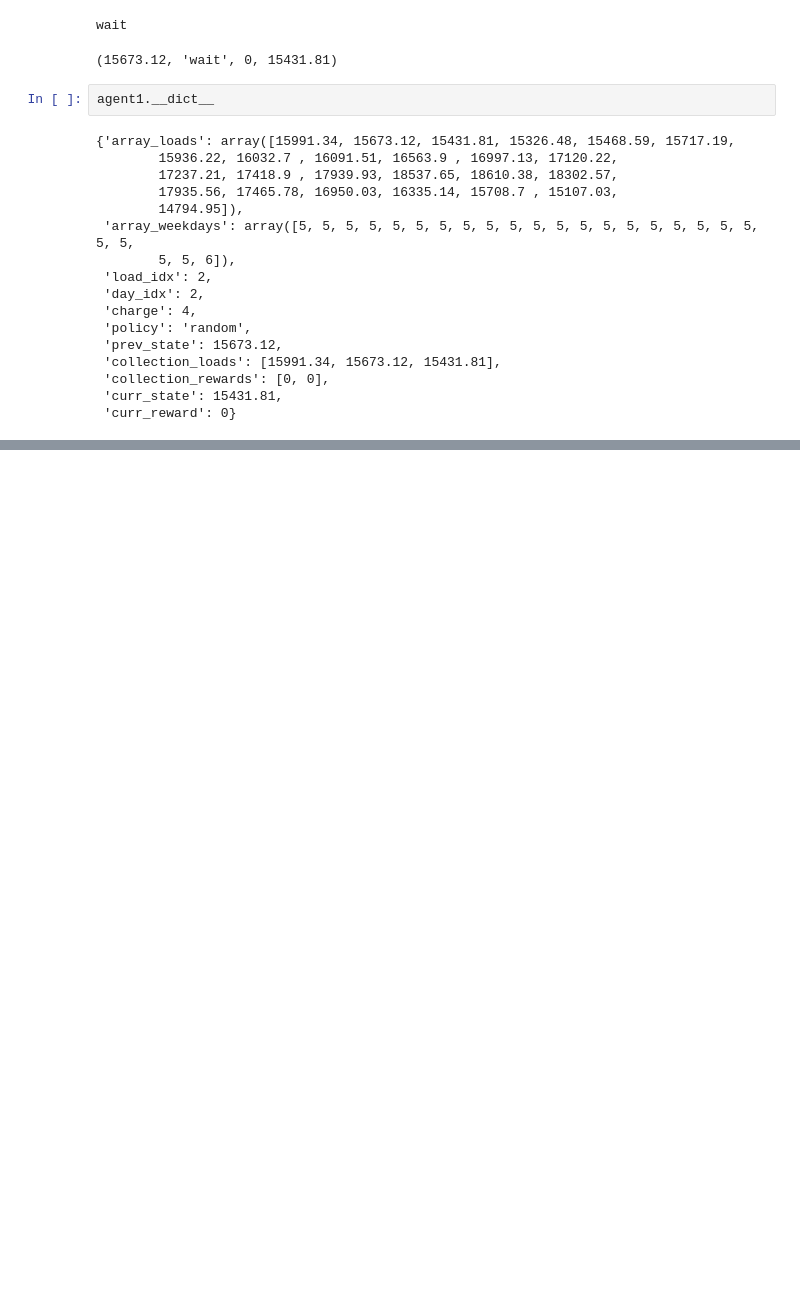
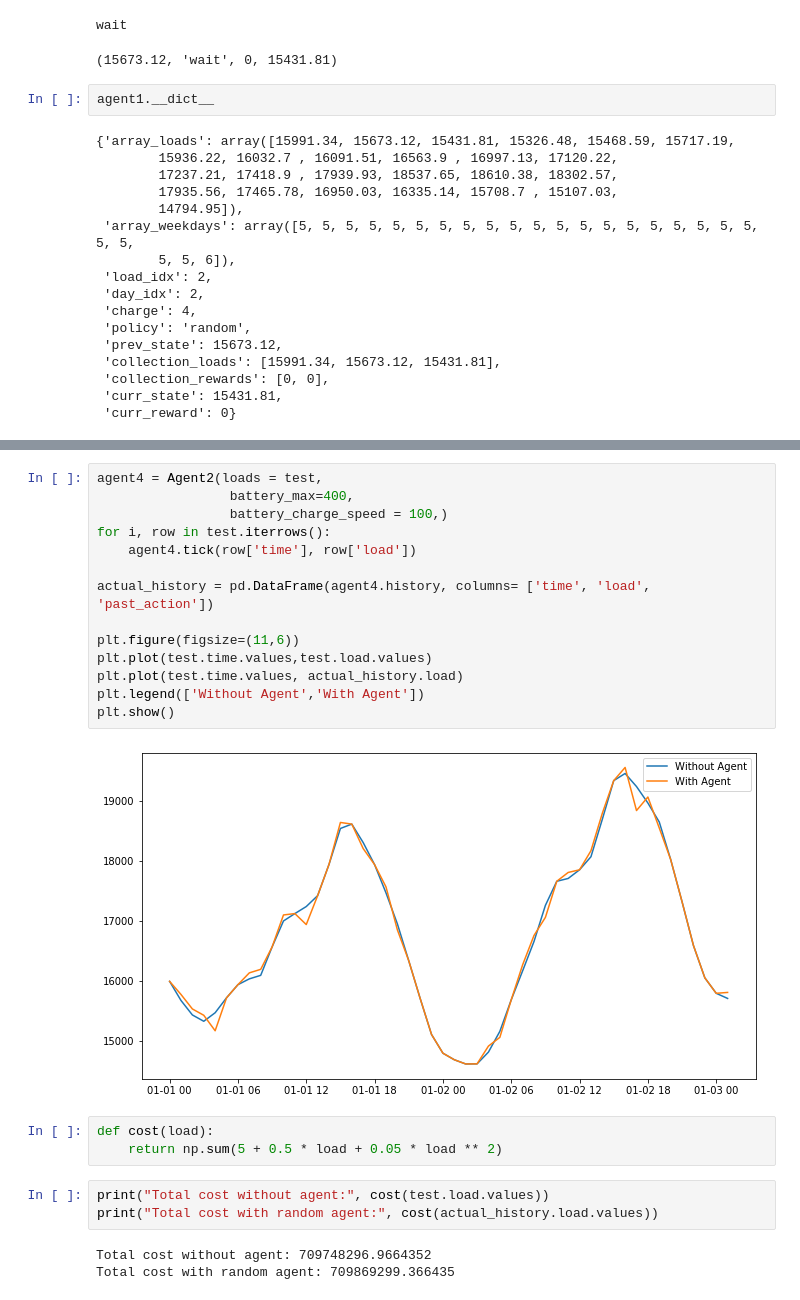
Before and after one commit to Carterbouley/Batteries-RL-optimization, a Jupyter notebook: test.ipynb, the cells around one changed output, grey strips where cells are left out. Saved outputs shown, nothing was run; the diff lists cells and outputs as text; blank space fills up the shorter version.

```diff
--- a/test.ipynb
+++ b/test.ipynb
@@ -234,0 +274,25 @@ plt.show()
+# %%
+agent4 = Agent2(loads = test,
+                 battery_max=400,
+                 battery_charge_speed = 100,)
+for i, row in test.iterrows():
+    agent4.tick(row['time'], row['load'])
+
+actual_history = pd.DataFrame(agent4.history, columns= ['time', 'load', 'past_action'])
+
+plt.figure(figsize=(11,6))
+plt.plot(test.time.values,test.load.values)
+plt.plot(test.time.values, actual_history.load)
+plt.legend(['Without Agent','With Agent'])
+plt.show()
+# %% [output]
+[figure, added]
+# %%
+def cost(load):
+    return np.sum(5 + 0.5 * load + 0.05 * load ** 2)
+# %%
+print("Total cost without agent:", cost(test.load.values))
+print("Total cost with random agent:", cost(actual_history.load.values))
+# %% [output]
+Total cost without agent: 709748296.9664352
+Total cost with random agent: 709869299.366435
```
Also changed, not shown: parts of 12 cells of this notebook.
